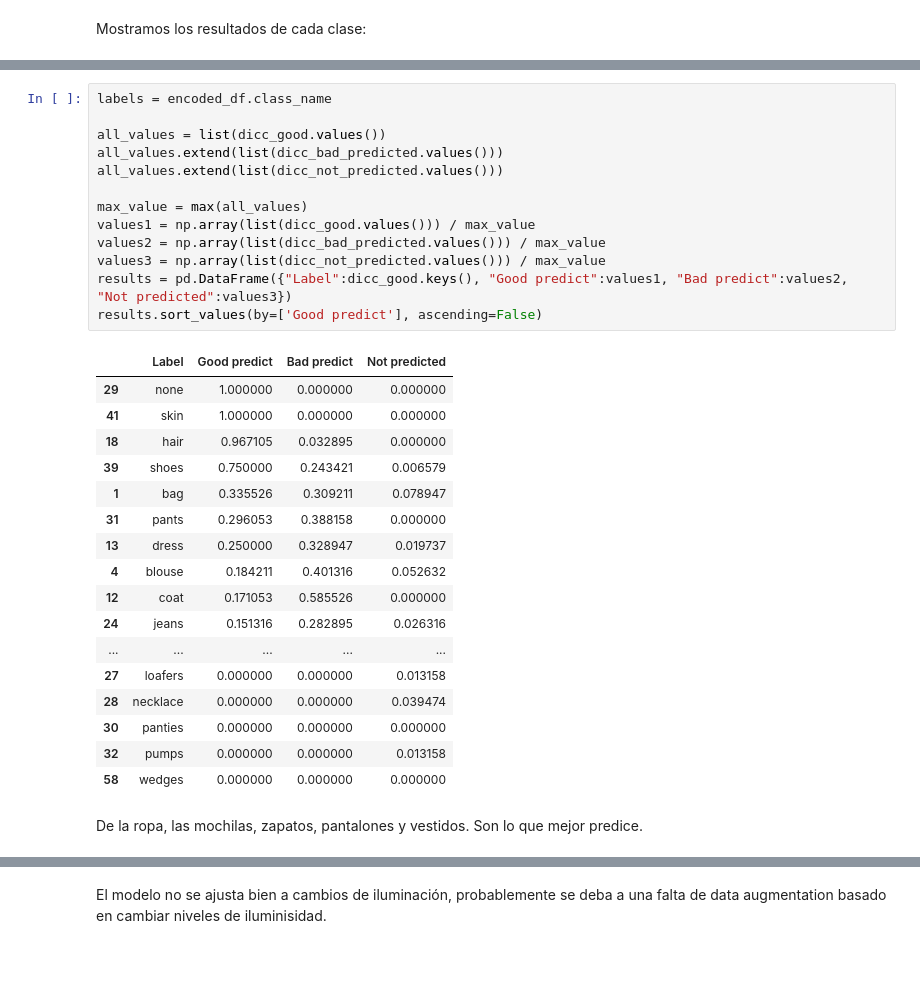
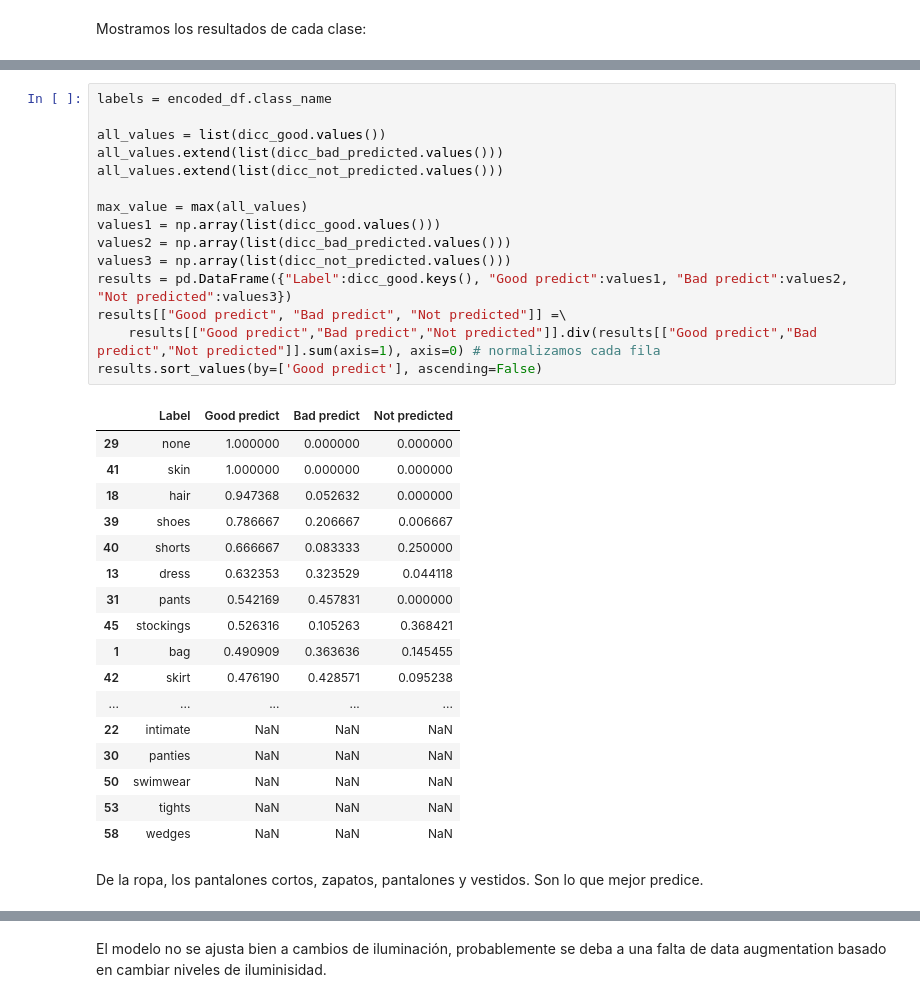
Before and after one commit to KrishT97/ClothVision, a Jupyter notebook: project.ipynb, the cells around one changed output, grey strips where cells are left out. Drawn from its saved outputs; the diff is of its cells as text; blank space fills up the shorter version.

```diff
--- a/project.ipynb
+++ b/project.ipynb
@@ -508,36 +529,38 @@ Mostramos los resultados de cada clase:
 # %%
 labels = encoded_df.class_name
 
 all_values = list(dicc_good.values())
 all_values.extend(list(dicc_bad_predicted.values()))
 all_values.extend(list(dicc_not_predicted.values()))
 
 max_value = max(all_values)
-values1 = np.array(list(dicc_good.values())) / max_value
-values2 = np.array(list(dicc_bad_predicted.values())) / max_value
-values3 = np.array(list(dicc_not_predicted.values())) / max_value
+values1 = np.array(list(dicc_good.values()))
+values2 = np.array(list(dicc_bad_predicted.values()))
+values3 = np.array(list(dicc_not_predicted.values()))
 results = pd.DataFrame({"Label":dicc_good.keys(), "Good predict":values1, "Bad predict":values2, "Not predicted":values3})
+results[["Good predict", "Bad predict", "Not predicted"]] =\
+    results[["Good predict","Bad predict","Not predicted"]].div(results[["Good predict","Bad predict","Not predicted"]].sum(axis=1), axis=0) # normalizamos cada fila
 results.sort_values(by=['Good predict'], ascending=False)
 # %% [output]
 |  | Label | Good predict | Bad predict | Not predicted |
 | 29 | none | 1.000000 | 0.000000 | 0.000000 |
 | 41 | skin | 1.000000 | 0.000000 | 0.000000 |
-| 18 | hair | 0.967105 | 0.032895 | 0.000000 |
-| 39 | shoes | 0.750000 | 0.243421 | 0.006579 |
-| 1 | bag | 0.335526 | 0.309211 | 0.078947 |
-| 31 | pants | 0.296053 | 0.388158 | 0.000000 |
-| 13 | dress | 0.250000 | 0.328947 | 0.019737 |
-| 4 | blouse | 0.184211 | 0.401316 | 0.052632 |
-| 12 | coat | 0.171053 | 0.585526 | 0.000000 |
-| 24 | jeans | 0.151316 | 0.282895 | 0.026316 |
+| 18 | hair | 0.947368 | 0.052632 | 0.000000 |
+| 39 | shoes | 0.786667 | 0.206667 | 0.006667 |
+| 40 | shorts | 0.666667 | 0.083333 | 0.250000 |
+| 13 | dress | 0.632353 | 0.323529 | 0.044118 |
+| 31 | pants | 0.542169 | 0.457831 | 0.000000 |
+| 45 | stockings | 0.526316 | 0.105263 | 0.368421 |
+| 1 | bag | 0.490909 | 0.363636 | 0.145455 |
+| 42 | skirt | 0.476190 | 0.428571 | 0.095238 |
 | ... | ... | ... | ... | ... |
-| 27 | loafers | 0.000000 | 0.000000 | 0.013158 |
-| 28 | necklace | 0.000000 | 0.000000 | 0.039474 |
-| 30 | panties | 0.000000 | 0.000000 | 0.000000 |
-| 32 | pumps | 0.000000 | 0.000000 | 0.013158 |
-| 58 | wedges | 0.000000 | 0.000000 | 0.000000 |
+| 22 | intimate | NaN | NaN | NaN |
+| 30 | panties | NaN | NaN | NaN |
+| 50 | swimwear | NaN | NaN | NaN |
+| 53 | tights | NaN | NaN | NaN |
+| 58 | wedges | NaN | NaN | NaN |
 # %% [markdown]
-De la ropa, las mochilas, zapatos, pantalones y vestidos. Son lo que mejor predice.
+De la ropa, los pantalones cortos, zapatos, pantalones y vestidos. Son lo que mejor predice.
 # %%
 results.sort_values(by=['Bad predict'], ascending=False)
 # %% [output]
```
Also changed, not shown: parts of 11 cells of this notebook.
